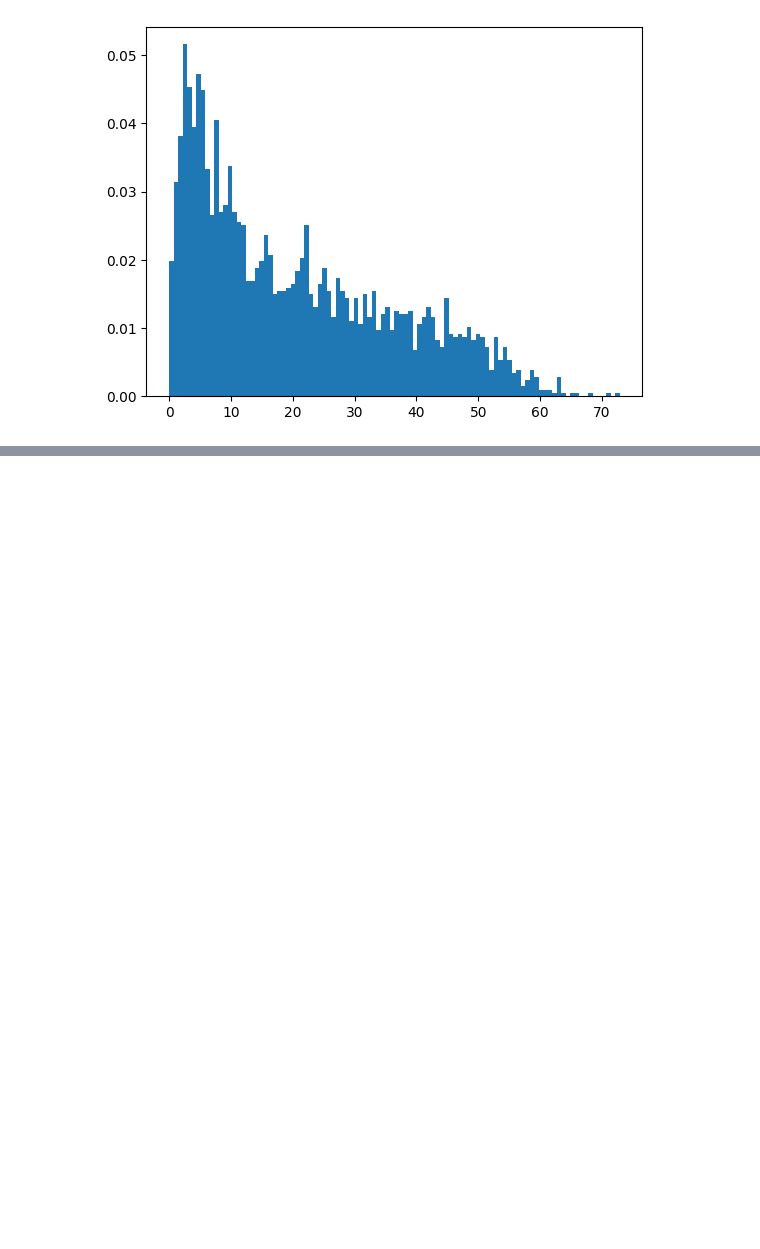
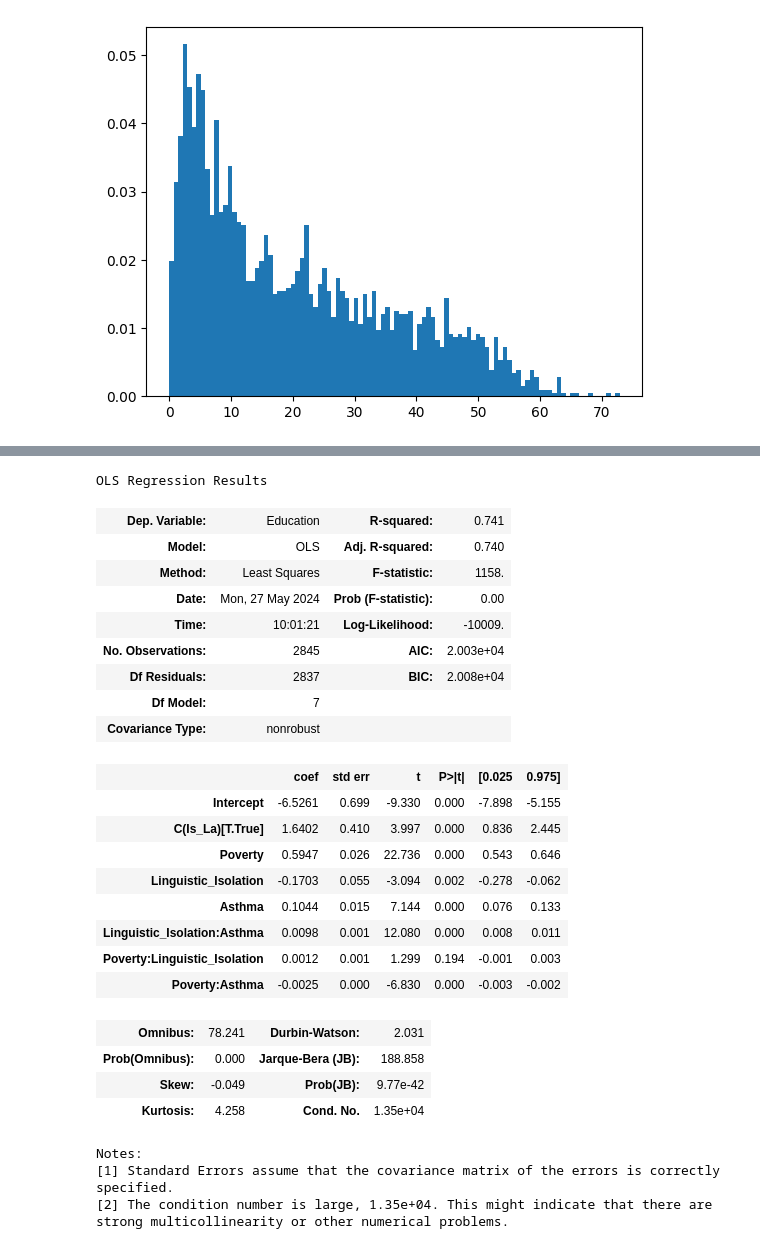
Before and after one commit to valenciaaalberto/Math189Project, a Jupyter notebook: Data/project.ipynb, the cells around one changed output, grey strips where cells are left out. Saved outputs shown, nothing was run; the diff lists cells and outputs as text; code cells hidden in the pictures; blank space fills up the shorter version.

```diff
--- a/Data/project.ipynb
+++ b/Data/project.ipynb
@@ -412,0 +441,31 @@ plt.hist(sd_la['Education'], bins=100, density=True)
+# %%
+model2 = smf.ols('Education ~ Poverty + Linguistic_Isolation + Asthma + Linguistic_Isolation:Asthma + Poverty:Linguistic_Isolation + Poverty:Asthma + C(Is_La)', sd_la).fit()
+model2.summary()
+# %% [output]
+OLS Regression Results
+| Dep. Variable: | Education | R-squared: | 0.741 |
+| Model: | OLS | Adj. R-squared: | 0.740 |
+| Method: | Least Squares | F-statistic: | 1158. |
+| Date: | Mon, 27 May 2024 | Prob (F-statistic): | 0.00 |
+| Time: | 10:01:21 | Log-Likelihood: | -10009. |
+| No. Observations: | 2845 | AIC: | 2.003e+04 |
+| Df Residuals: | 2837 | BIC: | 2.008e+04 |
+| Df Model: | 7 |  |  |
+| Covariance Type: | nonrobust |  |  |
+|  | coef | std err | t | P>|t| | [0.025 | 0.975] |
+| Intercept | -6.5261 | 0.699 | -9.330 | 0.000 | -7.898 | -5.155 |
+| C(Is_La)[T.True] | 1.6402 | 0.410 | 3.997 | 0.000 | 0.836 | 2.445 |
+| Poverty | 0.5947 | 0.026 | 22.736 | 0.000 | 0.543 | 0.646 |
+| Linguistic_Isolation | -0.1703 | 0.055 | -3.094 | 0.002 | -0.278 | -0.062 |
+| Asthma | 0.1044 | 0.015 | 7.144 | 0.000 | 0.076 | 0.133 |
+| Linguistic_Isolation:Asthma | 0.0098 | 0.001 | 12.080 | 0.000 | 0.008 | 0.011 |
+| Poverty:Linguistic_Isolation | 0.0012 | 0.001 | 1.299 | 0.194 | -0.001 | 0.003 |
+| Poverty:Asthma | -0.0025 | 0.000 | -6.830 | 0.000 | -0.003 | -0.002 |
+| Omnibus: | 78.241 | Durbin-Watson: | 2.031 |
+| Prob(Omnibus): | 0.000 | Jarque-Bera (JB): | 188.858 |
+| Skew: | -0.049 | Prob(JB): | 9.77e-42 |
+| Kurtosis: | 4.258 | Cond. No. | 1.35e+04 |
+Notes:
+[1] Standard Errors assume that the covariance matrix of the errors is correctly specified.
+[2] The condition number is large, 1.35e+04. This might indicate that there are
+strong multicollinearity or other numerical problems.
```
Also changed, not shown: parts of 7 cells of this notebook.
